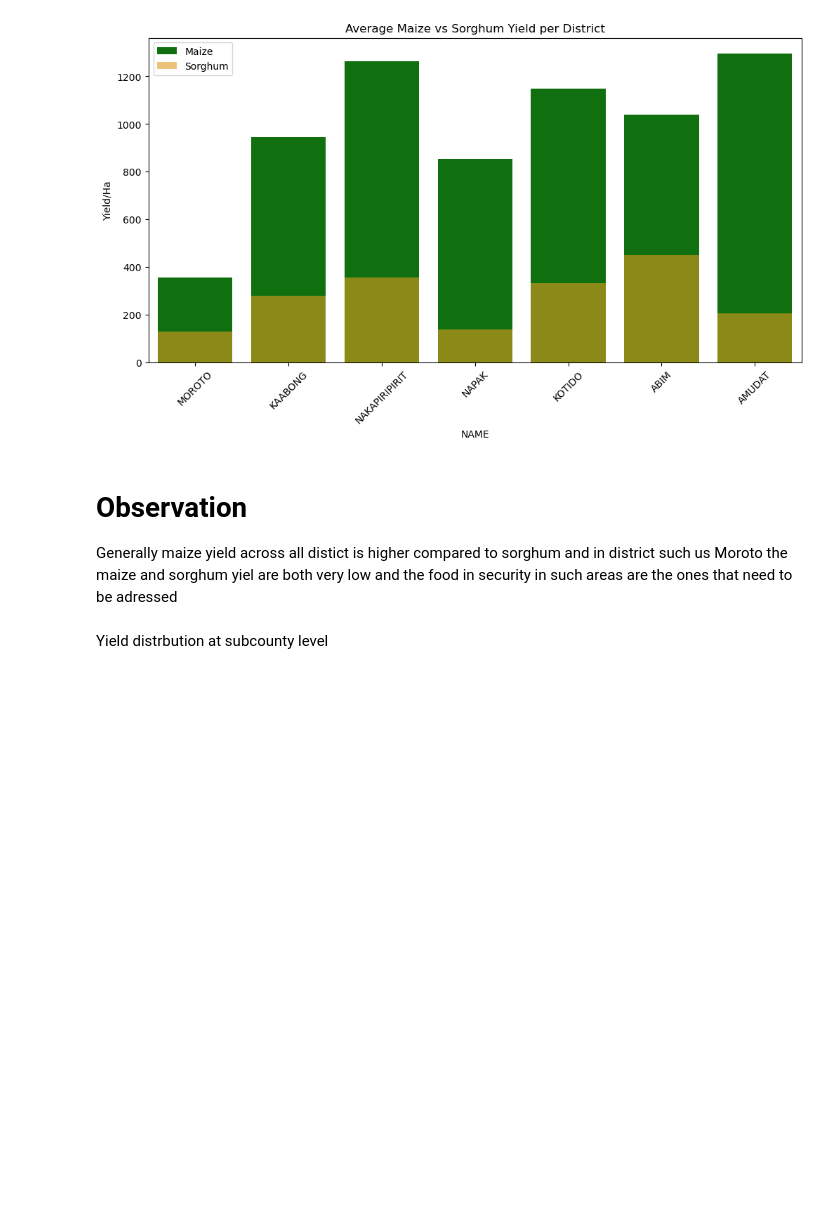
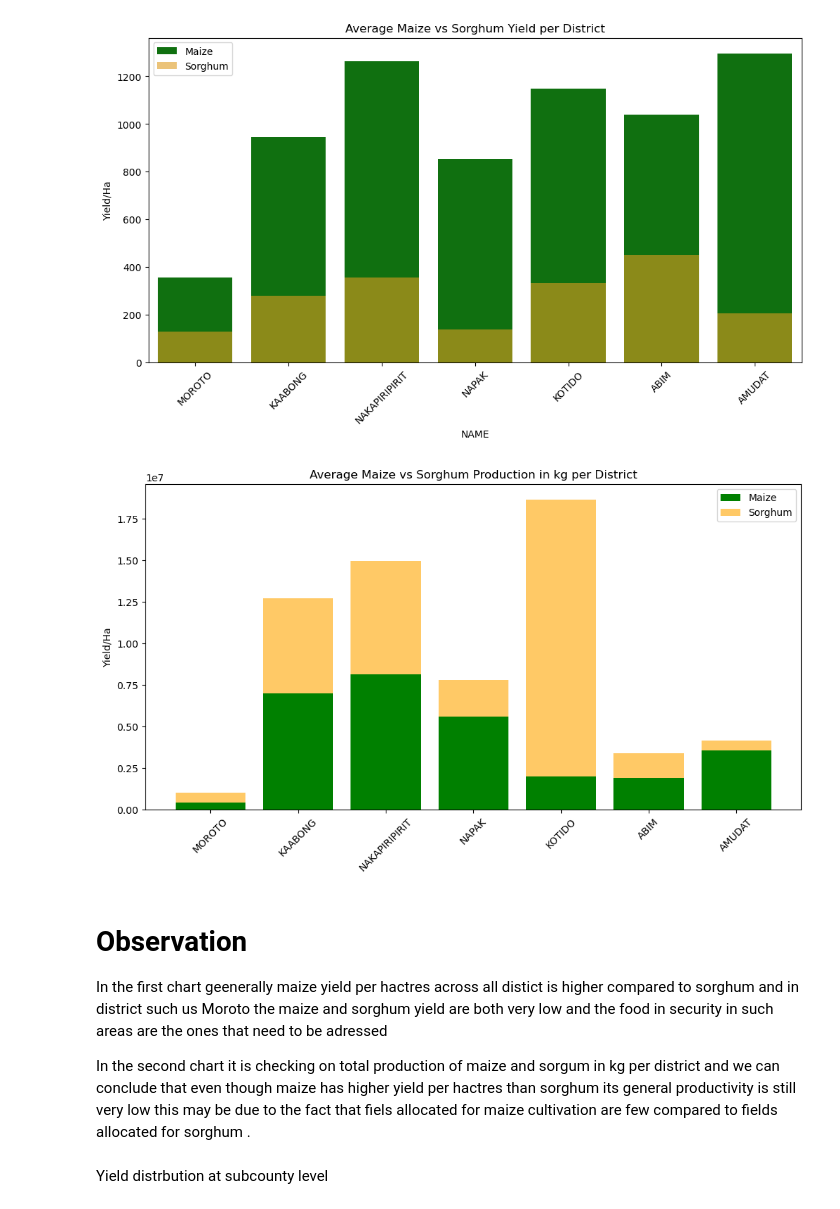
Before and after one commit to lynn-rotich/Food_security_in_Karamoja_area, a Jupyter notebook: foodsecurity.ipynb, the cells around one changed output. Cells and saved outputs as stored; diff of their text form; code cells hidden in the pictures; blank space fills up the shorter version.

```diff
--- a/foodsecurity.ipynb
+++ b/foodsecurity.ipynb
@@ -410,9 +425,23 @@ plt.legend()
 plt.show()
 # %% [output]
 [figure]
+# %%
+plt.figure(figsize=(12,6))
+plt.bar(district_df["NAME"], district_df["M_Prod_Tot"], label="Maize",  color="green")
+plt.bar(district_df["NAME"], district_df["S_Prod_Tot"], bottom=district_df["M_Prod_Tot"],
+        label="Sorghum", alpha=0.6, color="orange")
+plt.xticks(rotation=45)
+plt.ylabel("Yield/Ha")
+plt.title("Average Maize vs Sorghum Production in kg per District")
+plt.legend()
+plt.show()
+# %% [output]
+[figure, added]
 # %% [markdown]
 # Observation
-Generally maize yield across all distict is higher compared to sorghum and in district such us Moroto the maize and sorghum yiel are both very low and the food in security in such areas are the ones that need to be adressed
+In the first chart geenerally maize yield  per hactres across all distict is higher compared to sorghum and in district such us Moroto the maize and sorghum yield are both very low and the food in security in such areas are the ones that need to be adressed
+
+In the second chart it is checking on total production of maize and  sorgum in kg per district and we can conclude that even though maize has higher yield per hactres than sorghum its general productivity is still very low this may be due to the fact that fiels allocated for maize cultivation are few compared to fields allocated for sorghum .
 # %% [markdown]
 Yield distrbution at subcounty level
 # %%
```
Also changed, not shown: parts of 4 cells of this notebook, 1 other file.
